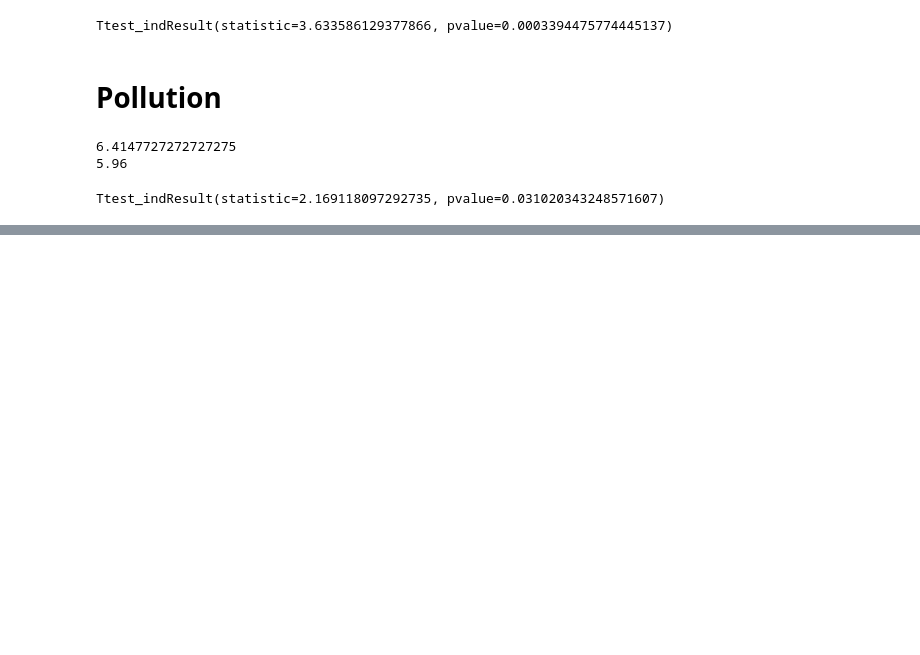
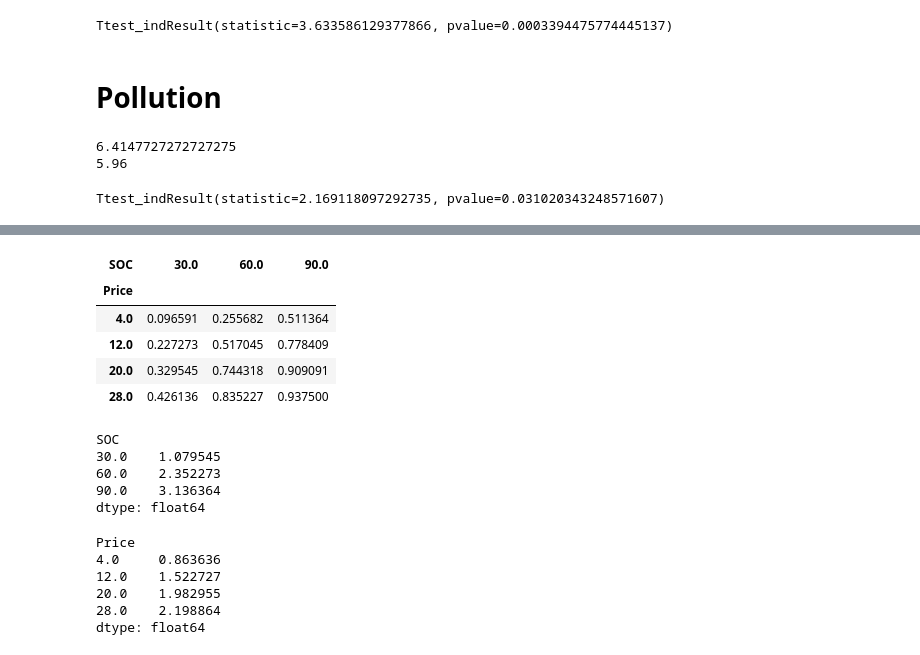
Before and after one commit to alefunxo/P2P-communities-PV-Battery, a Jupyter notebook: src/tables_survey.ipynb, the cells around one changed output, grey strips where cells are left out. Cells and saved outputs as stored; diff of their text form; code cells hidden in the pictures; blank space fills up the shorter version.

```diff
--- a/src/tables_survey.ipynb
+++ b/src/tables_survey.ipynb
@@ -466,0 +541,26 @@ Ttest_indResult(statistic=2.169118097292735, pvalue=0.031020343248571607)
+# %%
+(df_bhv[(df_bhv.will==True)&(df_bhv.surplus_time=='12h')].groupby(['Price','SOC']).sum().sell.unstack()/176)
+# %% [output]
+| SOC | 30.0 | 60.0 | 90.0 |
+| Price |  |  |  |
+| 4.0 | 0.096591 | 0.255682 | 0.511364 |
+| 12.0 | 0.227273 | 0.517045 | 0.778409 |
+| 20.0 | 0.329545 | 0.744318 | 0.909091 |
+| 28.0 | 0.426136 | 0.835227 | 0.937500 |
+# %%
+(df_bhv[(df_bhv.will==True)&(df_bhv.surplus_time=='12h')].groupby(['Price','SOC']).sum().sell.unstack()/176).sum()
+# %% [output]
+SOC
+30.0    1.079545
+60.0    2.352273
+90.0    3.136364
+dtype: float64
+# %%
+(df_bhv[(df_bhv.will==True)&(df_bhv.surplus_time=='12h')].groupby(['Price','SOC']).sum().sell.unstack()/176).sum(axis=1)
+# %% [output]
+Price
+4.0     0.863636
+12.0    1.522727
+20.0    1.982955
+28.0    2.198864
+dtype: float64
```
Also changed, not shown: parts of 23 cells of this notebook, 6 other files.
